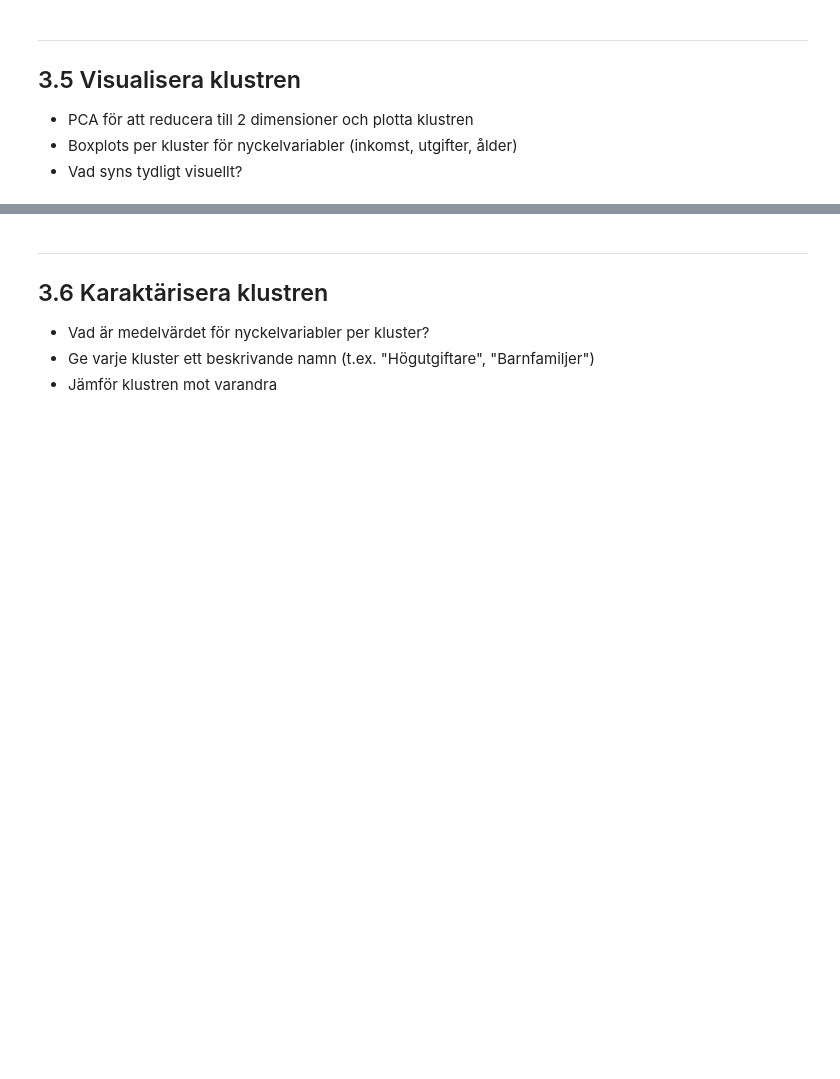
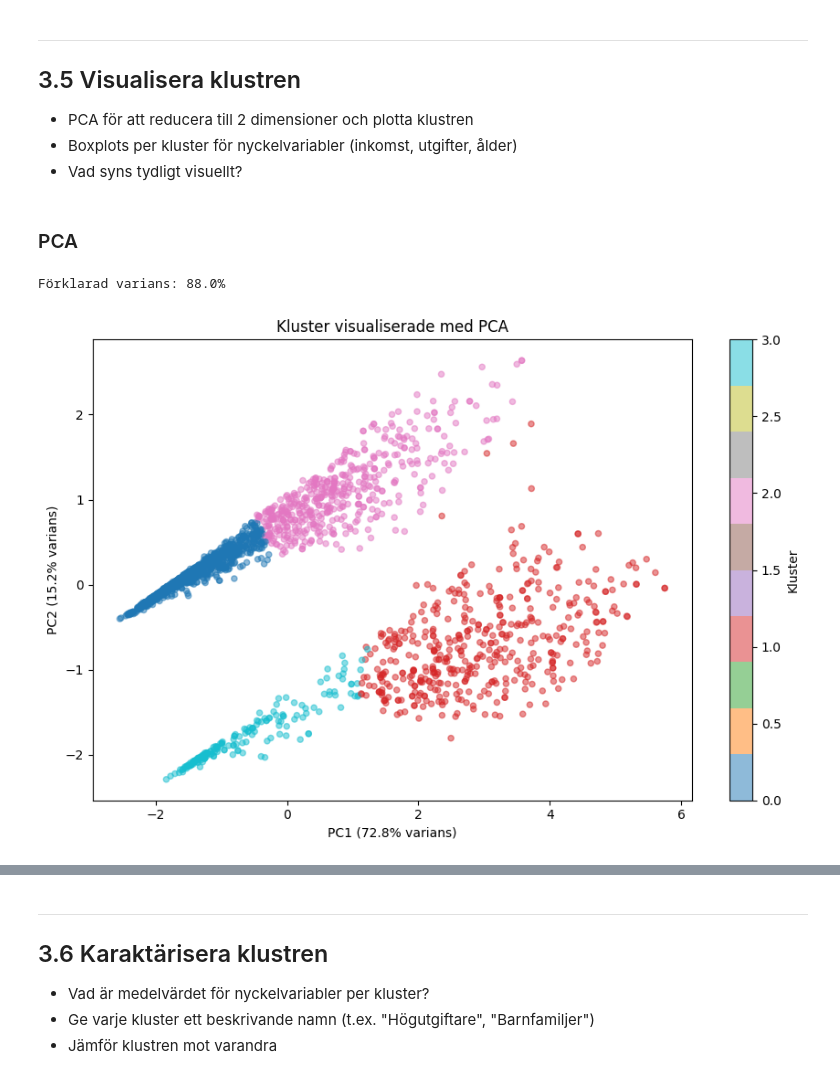
Before and after one commit to davidfjellstrom/Unsupervised-machine-learning, a Jupyter notebook: 03_klustring.ipynb, the cells around one changed output, grey strips where cells are left out. Saved outputs shown, nothing was run; the diff lists cells and outputs as text; code cells hidden in the pictures; blank space fills up the shorter version.

```diff
--- a/03_klustring.ipynb
+++ b/03_klustring.ipynb
@@ -31,3 +101,12 @@ Läs in `clean_customer_data.csv` från datareningen.
 - Kör k-means med valt antal kluster
 - Tilldela varje kund ett klusternummer
 - Hur många kunder hamnade i respektive kluster?
+# %%
+# Kör k-means med valt antal kluster
+kmeans = KMeans(n_clusters=4, random_state=42, n_init=10)
+
+# Tilldelar varje kund ett klusternummer (0 till 3)
+df['Cluster'] = kmeans.fit_predict(X_scaled)
+
+# Hur många kunder hamnade i respektive kluster?
+print(df['Cluster'].value_counts().sort_index())
@@ -38,3 +124,27 @@ Läs in `clean_customer_data.csv` från datareningen.
 - PCA för att reducera till 2 dimensioner och plotta klustren
 - Boxplots per kluster för nyckelvariabler (inkomst, utgifter, ålder)
 - Vad syns tydligt visuellt?
+# %% [markdown]
+### PCA
+# %%
+# PCA - används för att visualisera klustren i ett 2D-plan
+# Vi har 5 variabler (dimensioner) — PCA krymper dem till 2 så vi kan rita en graf
+pca = PCA(n_components=2, random_state=42)
+X_pca = pca.fit_transform(X_scaled)
+
+# Hur mycket av informationen behålls efter krympningen?
+print(f'Förklarad varians: {pca.explained_variance_ratio_.sum():.1%}')
+
+# Rita klustren i det nya 2D-planet
+plt.figure(figsize=(9, 6))
+scatter = plt.scatter(X_pca[:, 0], X_pca[:, 1],
+                      c=df['Cluster'], cmap='tab10', alpha=0.5, s=20)
+plt.colorbar(scatter, label='Kluster')
+plt.title('Kluster visualiserade med PCA')
+plt.xlabel(f'PC1 ({pca.explained_variance_ratio_[0]*100:.1f}% varians)')
+plt.ylabel(f'PC2 ({pca.explained_variance_ratio_[1]*100:.1f}% varians)')
+plt.tight_layout()
+plt.show()
+# %% [output]
+Förklarad varians: 88.0%
+[figure, added]
```
Also changed, not shown: parts of 17 cells of this notebook.
